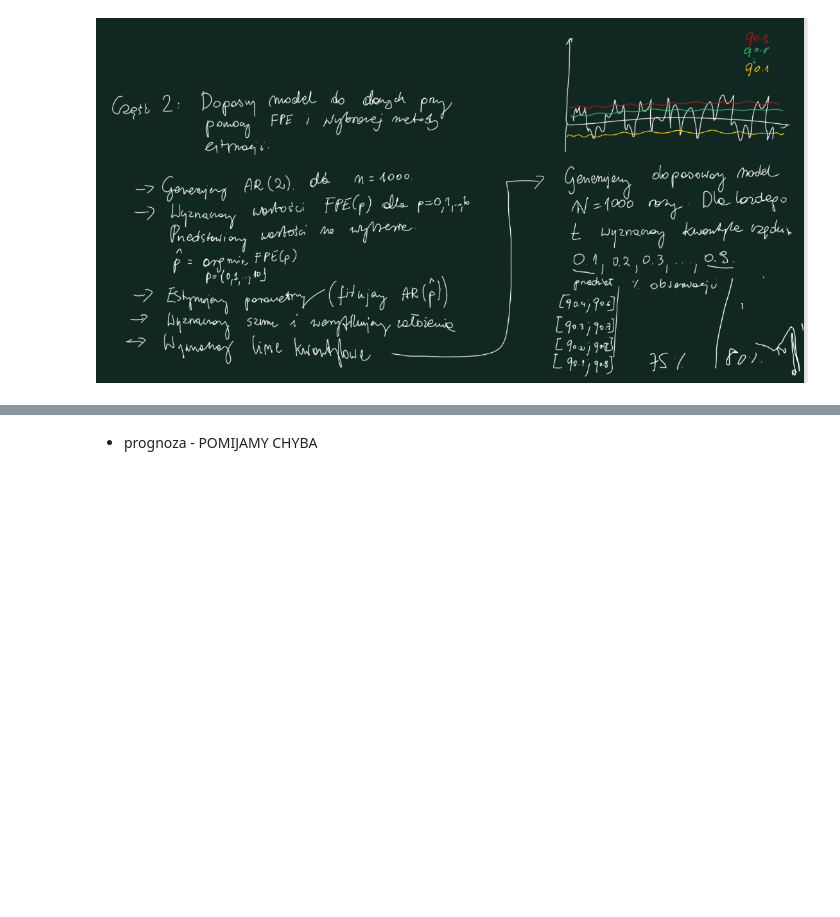
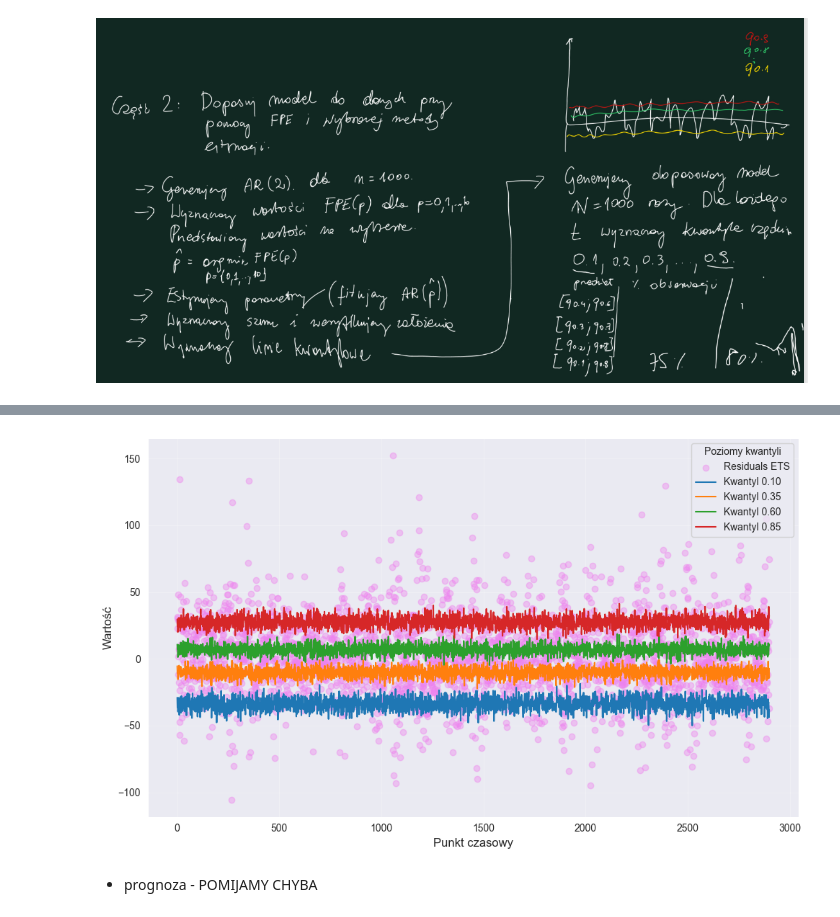
Before and after one commit to werojskz/kaszcz_sprawko, a Jupyter notebook: sprawko.ipynb, the cells around one changed output, grey strips where cells are left out. Cells and saved outputs as stored; diff of their text form; code cells hidden in the pictures; blank space fills up the shorter version.

Commit message:
linie kwantylowe

```diff
--- a/sprawko.ipynb
+++ b/sprawko.ipynb
@@ -474,0 +427,74 @@ plt.show()
+# %%
+
+
+# Parametry modelu ARMA(3,2)
+ar_coef = np.r_[1, -model.params[1:4]]  # Współczynniki AR
+ma_coef = np.r_[1, model.params[4:6]]   # Współczynniki MA
+sigma_sq = np.sqrt(model.params[6])     # Odchylenie standardowe reszt
+
+# Parametry symulacji
+N = 100  # Liczba symulacji
+n_obs = len(residual_ets)  # Liczba obserwacji
+quantile_levels = np.arange(0.1, 1, 0.25)  # Poziomy kwantyli (0.1, 0.25, ..., 0.9)
+
+# Proces ARMA
+arma_process = ArmaProcess(ar_coef, ma_coef)
+
+# Tablica do przechowywania wyników kwantyli
+quantiles_matrix = np.zeros((len(quantile_levels), n_obs))
+
+# Generowanie symulacji
+simulations = np.zeros((N, n_obs))  # Przechowywanie symulacji
+
+for i in range(N):
+    simulations[i] = arma_process.generate_sample(nsample=n_obs, scale=sigma_sq)
+
+# Wyznaczanie kwantyli
+for q, h in enumerate(quantile_levels):
+    for t in range(n_obs):  # Dla każdego punktu czasowego
+        quantiles_matrix[q, t] = np.quantile(simulations[:, t], h)
+
+# Liczenie procentowego udziału residual_ets między wszystkimi parami kwantyli
+num_quantile_pairs = len(quantile_levels) * (len(quantile_levels) - 1) // 2  # Wszystkie możliwe pary
+percent_between_quantiles = np.zeros((num_quantile_pairs, n_obs))
+
+quantile_pairs = []
+pair_index = 0
+
+for i in range(len(quantile_levels)):
+    for j in range(i + 1, len(quantile_levels)):  # Kombinacje par kwantyli
+        quantile_pairs.append((quantile_levels[i], quantile_levels[j]))
+        lower_bound = quantiles_matrix[i]
+        upper_bound = quantiles_matrix[j]
+
+        for t in range(n_obs):
+            count_between = np.sum((residual_ets[t] >= lower_bound[t]) & (residual_ets[t] < upper_bound[t]))
+            percent_between_quantiles[pair_index, t] = count_between  # Liczba residuals ETS
+        pair_index += 1
+
+# Sumaryczny procent między przedziałami kwantyli
+total_percent_per_quantile = np.sum(percent_between_quantiles, axis=1) / n_obs * 100
+
+# Przedstawienie wyników w tabelce
+df_percent = pd.DataFrame(
+    total_percent_per_quantile,
+    index=[f'{pair[0]:.2f}-{pair[1]:.2f}' for pair in quantile_pairs],
+    columns=["Procentowy udział"]
+)
+
+print("Procentowy udział residual_ets między liniami kwantylowymi:")
+print(df_percent)
+
+# Wizualizacja kwantyli i punktów
+plt.figure(figsize=(10, 6))
+plt.scatter(np.arange(n_obs), residual_ets, color='violet', alpha=0.4, label="Residuals ETS")
+for q, h in enumerate(quantile_levels):
+    plt.plot(range(n_obs), quantiles_matrix[q], label=f'Kwantyl {h:.2f}')
+
+plt.xlabel('Punkt czasowy', fontsize=12)
+plt.ylabel('Wartość', fontsize=12)
+plt.legend(title="Poziomy kwantyli", fontsize=10)
+plt.grid(alpha=0.3)
+plt.tight_layout()
+plt.show()
+# %% [output]
@@ -475,3 +509,4 @@ plt.show()
+[figure, added]
 # %% [markdown]
 * prognoza  - POMIJAMY CHYBA
 # %%
```
Also changed, not shown: parts of 10 cells of this notebook.
